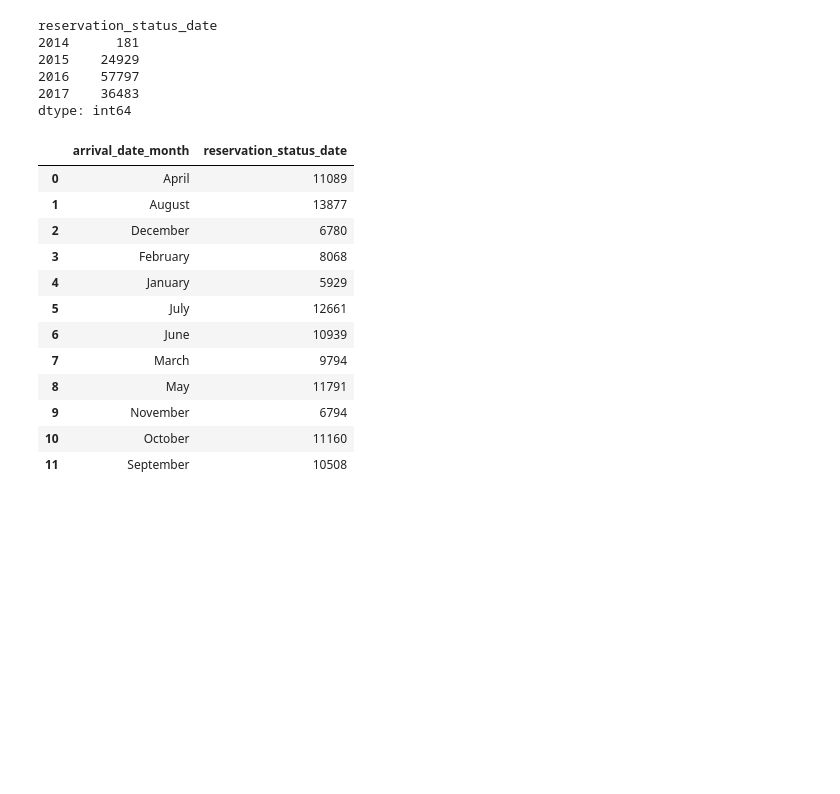
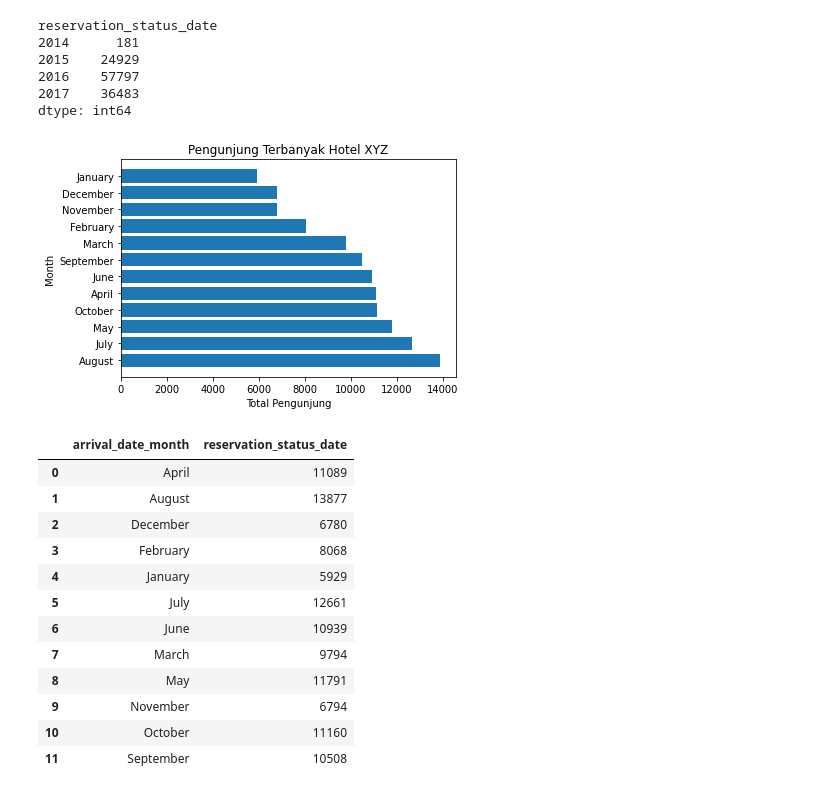
Before and after one commit to rangersx/aris_intermediate_python, a Jupyter notebook: Tugas Akhir.ipynb, the cells around one changed output. Cells and saved outputs as stored; diff of their text form; code cells hidden in the pictures; blank space fills up the shorter version.

```diff
--- a/Tugas Akhir.ipynb
+++ b/Tugas Akhir.ipynb
@@ -344,3 +358,14 @@ data
 | 119388 | City Hotel | 0 | 109 | 2017 | August | 35 | ... |
 | 119389 | City Hotel | 0 | 205 | 2017 | August | 35 | ... |
 119390 rows × 33 columns
+# %%
+kondisi = [
+    (data['lead_time'] > 600),
+    (data['lead_time'] > 300),
+    (data['lead_time'] < 300)
+]
+
+values = ['Long','Medium', 'Short']
+
+data["CATEGORY"] = np.select(kondisi, values)
+data
@@ -482,6 +521,16 @@ reservation_status_date
 dtype: int64
 # %%
 import matplotlib.pyplot as plt
+# %%
+y = data['arrival_date_month'].value_counts()
+x = data['arrival_date_month'].value_counts().index.tolist();
+plt.barh(x, y)
+plt.title("Pengunjung Terbanyak Hotel XYZ")
+plt.xlabel("Total Pengunjung")
+plt.ylabel("Month",)
+plt.show()
+# %% [output]
+[figure, added]
 # %%
 data2 = data.groupby('arrival_date_month', as_index=False).agg({"reservation_status_date": "count"})
 data2
```
Also changed, not shown: parts of 5 cells of this notebook.
